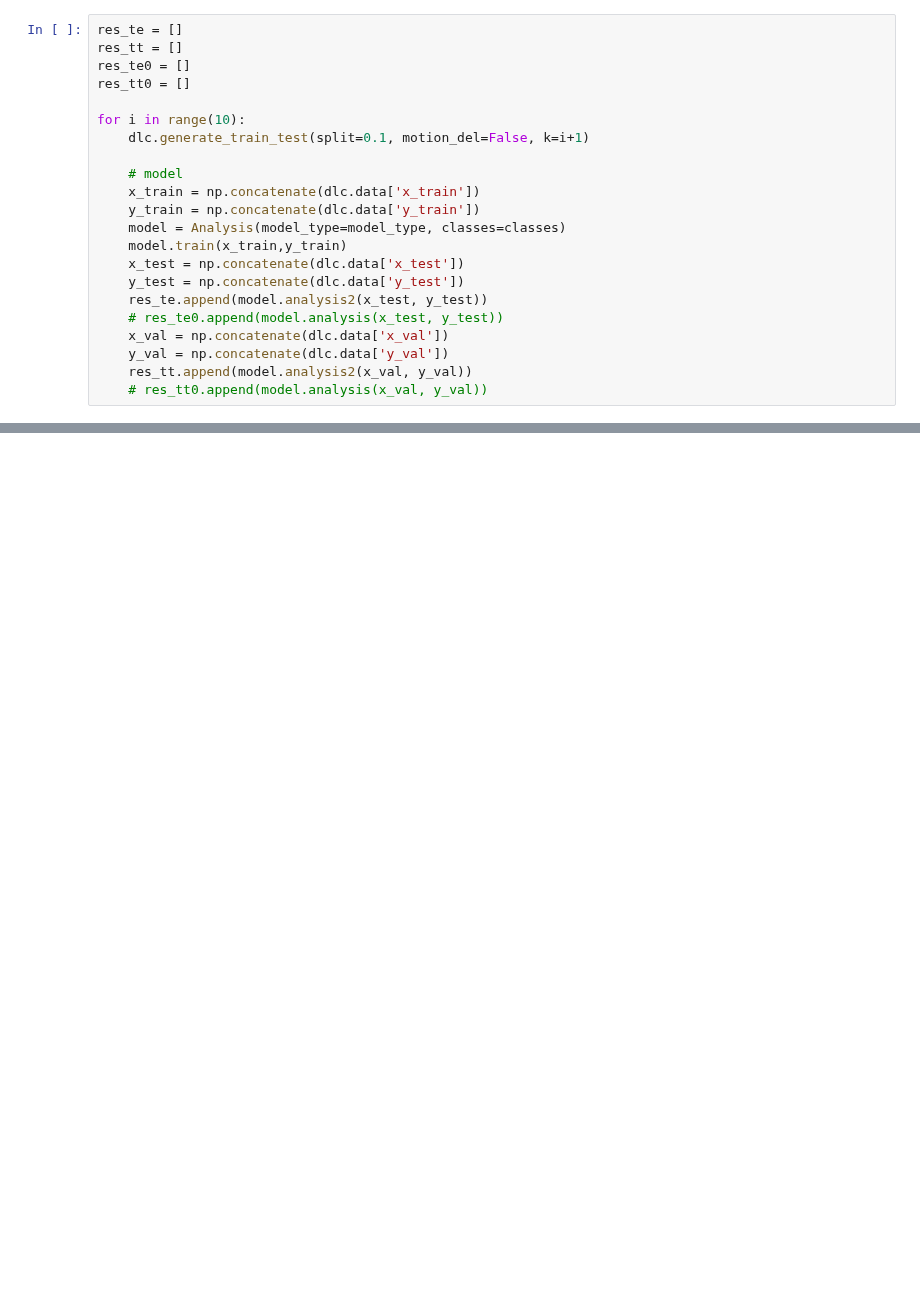
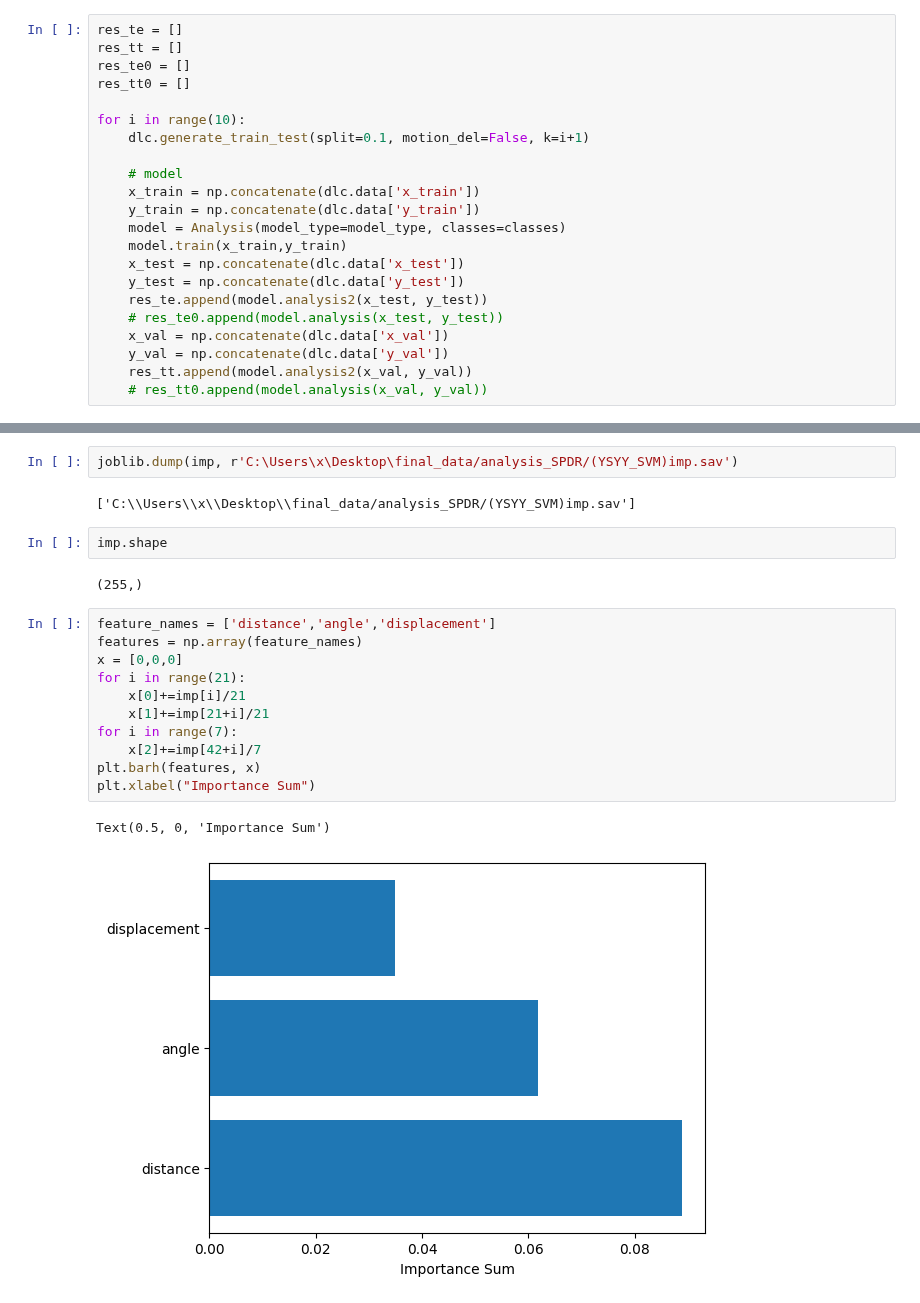
Before and after one commit to IS-Howard/final, a Jupyter notebook: main.ipynb, the cells around one changed output, grey strips where cells are left out. Cells and saved outputs as stored; diff of their text form; blank space fills up the shorter version.

```diff
--- a/main.ipynb
+++ b/main.ipynb
@@ -60,0 +71,22 @@ joblib.dump(model.model, r'C:\Users\x\Desktop\final_data/analysis_SPDR/(YSYY_SVM
+# %%
+joblib.dump(imp, r'C:\Users\x\Desktop\final_data/analysis_SPDR/(YSYY_SVM)imp.sav')
+# %% [output]
+['C:\\Users\\x\\Desktop\\final_data/analysis_SPDR/(YSYY_SVM)imp.sav']
+# %%
+imp.shape
+# %% [output]
+(255,)
+# %%
+feature_names = ['distance','angle','displacement']
+features = np.array(feature_names)
+x = [0,0,0]
+for i in range(21):
+    x[0]+=imp[i]/21
+    x[1]+=imp[21+i]/21
+for i in range(7):
+    x[2]+=imp[42+i]/7
+plt.barh(features, x)
+plt.xlabel("Importance Sum")
+# %% [output]
+Text(0.5, 0, 'Importance Sum')
+[figure, added]
```
Also changed, not shown: parts of 6 cells of this notebook, 1 other file.
